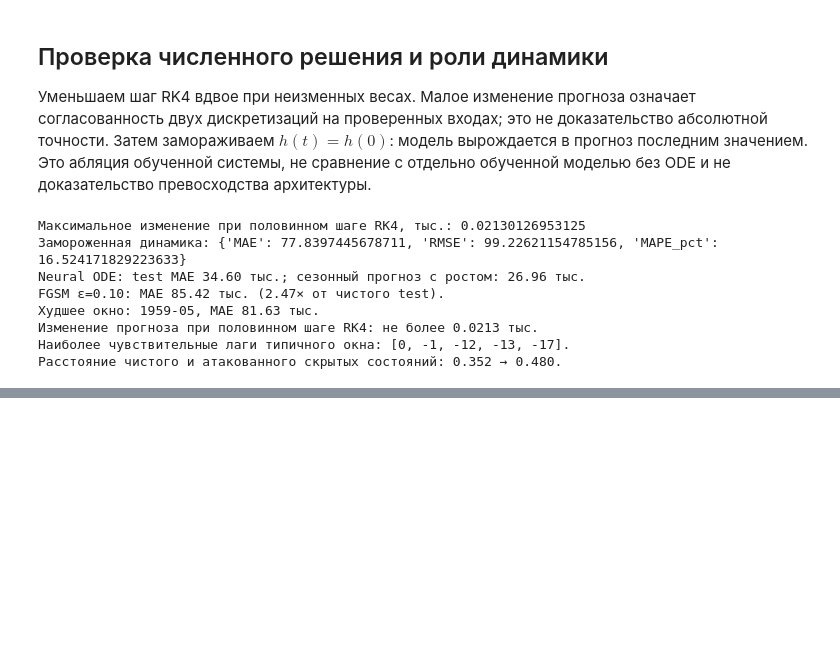
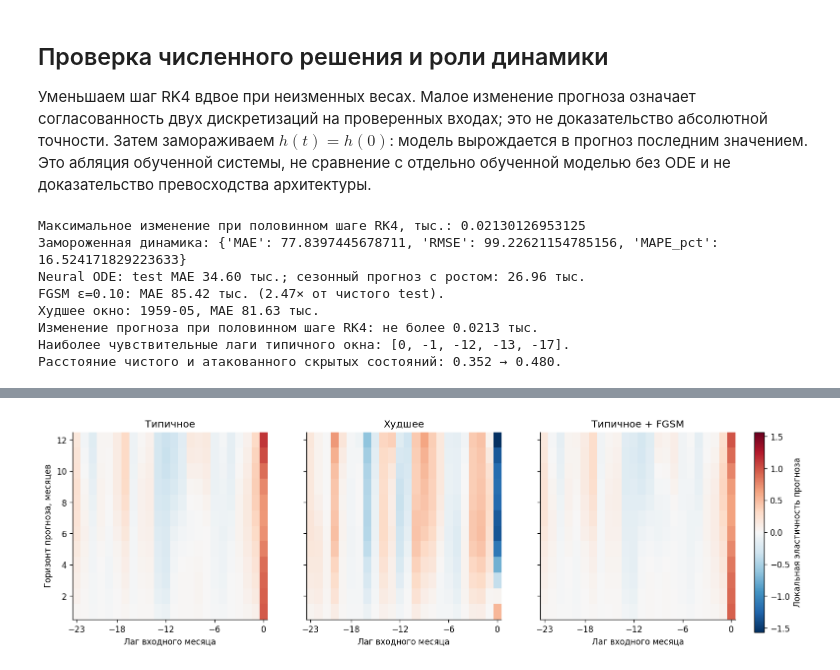
Before and after one commit to BorisVIkVik/NeuralODE-Validation-Lab, a Jupyter notebook: Лабораторная_2_Neural_ODE_AirPassengers.ipynb, the cells around one changed output, grey strips where cells are left out. Drawn from its saved outputs; the diff is of its cells as text; code cells hidden in the pictures; blank space fills up the shorter version.

```diff
--- a/Лабораторная_2_Neural_ODE_AirPassengers.ipynb
+++ b/Лабораторная_2_Neural_ODE_AirPassengers.ipynb
@@ -514,0 +626,91 @@ FGSM — искусственный white-box стресс-тест с изве
+# %%
+
+jacobians=[]
+for xx, pp in zip(case_inputs,case_phases):
+    jac=torch.autograd.functional.jacobian(lambda a:model(a,pp),xx.detach().requires_grad_(True))
+    jacobians.append(jac[0,:,0,:].numpy())
+jacobians=np.stack(jacobians)
+limit=float(np.abs(jacobians).max())
+fig,axes=plt.subplots(1,3,figsize=(14,4.4),sharey=True)
+for i,ax in enumerate(axes):
+    im=ax.imshow(jacobians[i],origin='lower',aspect='auto',cmap='RdBu_r',vmin=-limit,vmax=limit,
+                 extent=[-23.5,.5,.5,12.5])
+    ax.set(title=case_names[i],xlabel='Лаг входного месяца',xticks=[-23,-18,-12,-6,0])
+axes[0].set_ylabel('Горизонт прогноза, месяцев')
+fig.colorbar(im,ax=list(axes),fraction=.022,pad=.025,label='Локальная эластичность прогноза')
+fig.subplots_adjust(left=.06,right=.86,bottom=.16,top=.88,wspace=.20)
+fig.savefig(FIG/'10_signed_jacobian.png',dpi=170,bbox_inches='tight')
+plt.show()
+
+low_index=int(np.argmin(np.abs(jacobians[0]).mean(axis=0)))
+selected=[('Последнее наблюдение',23),('Годовой лаг −12',11),
+          (f'Низкая чувствительность: лаг {low_index-23}',low_index)]
+intervention_rows=[]
+fig,axes=plt.subplots(1,3,figsize=(13,3.8),sharey=True)
+for ax,(label,j) in zip(axes,selected):
+    for delta in [-.01,.01]:
+        modified=case_inputs[0].clone()
+        modified[0,j]+=float(np.log1p(delta)/sigma)
+        actual=predict(modified,case_phases[0])[0]-pred[good]
+        approximation=pred[good]*jacobians[0,:,j]*np.log1p(delta)
+        for kk in range(H):
+            intervention_rows.append({'lag':j-23,'input_change_pct':delta*100,'horizon':kk+1,
+                'actual_change_thousands':float(actual[kk]),'linear_change_thousands':float(approximation[kk]),
+                'absolute_approximation_error':float(abs(actual[kk]-approximation[kk]))})
+        if delta>0:
+            ax.plot(k,actual,marker='o',label='Пересчёт сети')
+            ax.plot(k,approximation,ls='--',label='Прогноз по градиенту')
+    ax.axhline(0,color='gray',lw=.7)
+    ax.set(title=label,xlabel='Горизонт, месяцев')
+axes[0].set_ylabel('Изменение прогноза, тыс. пассажиров')
+axes[0].legend(fontsize=8)
+fig.suptitle('Проверка объяснения: увеличение одного наблюдения на 1%')
+savefig('11_intervention_check')
+interventions=pd.DataFrame(intervention_rows)
+interventions.to_csv(ROOT/'interventions.csv',index=False)
+print('Оба направления вмешательства; усреднение по 12 горизонтам:')
+print(interventions.groupby(['lag','input_change_pct']).agg(
+    mean_forecast_change=('actual_change_thousands','mean'),
+    mean_absolute_change=('actual_change_thousands',lambda a:np.abs(a).mean()),
+    linearization_mae=('absolute_approximation_error','mean')).round(4).to_string())
+print('Максимальная ошибка локального приближения, тыс.:',interventions.absolute_approximation_error.max())
+print('Доля отрицательных элементов якобиана для трёх объектов:',(jacobians<0).mean(axis=(1,2)))
+
+# Машиночитаемые числа для итогового разбора, без переобучения и подбора по test.
+interpretation_summary={
+    'typical_mae_clean':float(np.abs(pred[good]-truth[good]).mean()),
+    'typical_mae_attacked':float(np.abs(pred_adv[good]-truth[good]).mean()),
+    'base_log_change':float(base_effect[0]),
+    'dynamics_log_change_last':float(dynamic_effect[-1]),
+    'total_log_change_last':float(total_effect[-1]),
+    'forecast_change_last_pct':float(100*np.expm1(total_effect[-1])),
+    'low_sensitivity_lag':low_index-23,
+    'max_linearization_error_thousands':float(interventions.absolute_approximation_error.max()),
+    'interventions_plus_one':interventions[interventions.input_change_pct>0].groupby('lag').agg(
+        mean_change=('actual_change_thousands','mean'),mean_absolute_change=('actual_change_thousands',lambda a:np.abs(a).mean()),
+        linearization_mae=('absolute_approximation_error','mean')).reset_index().to_dict('records')}
+(ROOT/'interpretation_summary.json').write_text(json.dumps(interpretation_summary,ensure_ascii=False,indent=2))
+print(json.dumps(interpretation_summary,ensure_ascii=False,indent=2))
+
+# Проверка последнего наблюдения также для худшего и атакованного объектов.
+cross_case=[]
+for i,(xx,pp) in enumerate(zip(case_inputs,case_phases)):
+    original=predict(xx,pp)[0]
+    modified=xx.clone()
+    modified[0,-1]+=float(np.log1p(.01)/sigma)
+    actual=predict(modified,pp)[0]-original
+    approximate=original*jacobians[i,:,-1]*np.log1p(.01)
+    cross_case.append({'case':case_names[i],
+        'last_observation_elasticity_h1':float(jacobians[i,0,-1]),
+        'last_observation_elasticity_h12':float(jacobians[i,-1,-1]),
+        'forecast_change_h1_thousands':float(actual[0]),
+        'forecast_change_h12_thousands':float(actual[-1]),
+        'linearization_mae':float(np.abs(actual-approximate).mean())})
+print('Изменение последнего наблюдения на +1% для всех трёх случаев:')
+print(pd.DataFrame(cross_case).round(4).to_string(index=False))
+pd.DataFrame(cross_case).to_csv(ROOT/'cross_case_interventions.csv',index=False)
+pd.DataFrame([{'case':case_names[i],'horizon':k+1,'lag':j-23,'elasticity':float(jacobians[i,k,j])}
+    for i in range(3) for k in range(H) for j in range(L)]).to_csv(ROOT/'signed_jacobian.csv',index=False)
+interpretation_summary['cross_case']=cross_case
+(ROOT/'interpretation_summary.json').write_text(json.dumps(interpretation_summary,ensure_ascii=False,indent=2))
+# %% [output]
@@ -514,0 +734 @@ FGSM — искусственный white-box стресс-тест с изве
+[figure, added]
```
Also changed, not shown: parts of 9 cells of this notebook, 1 other file.
